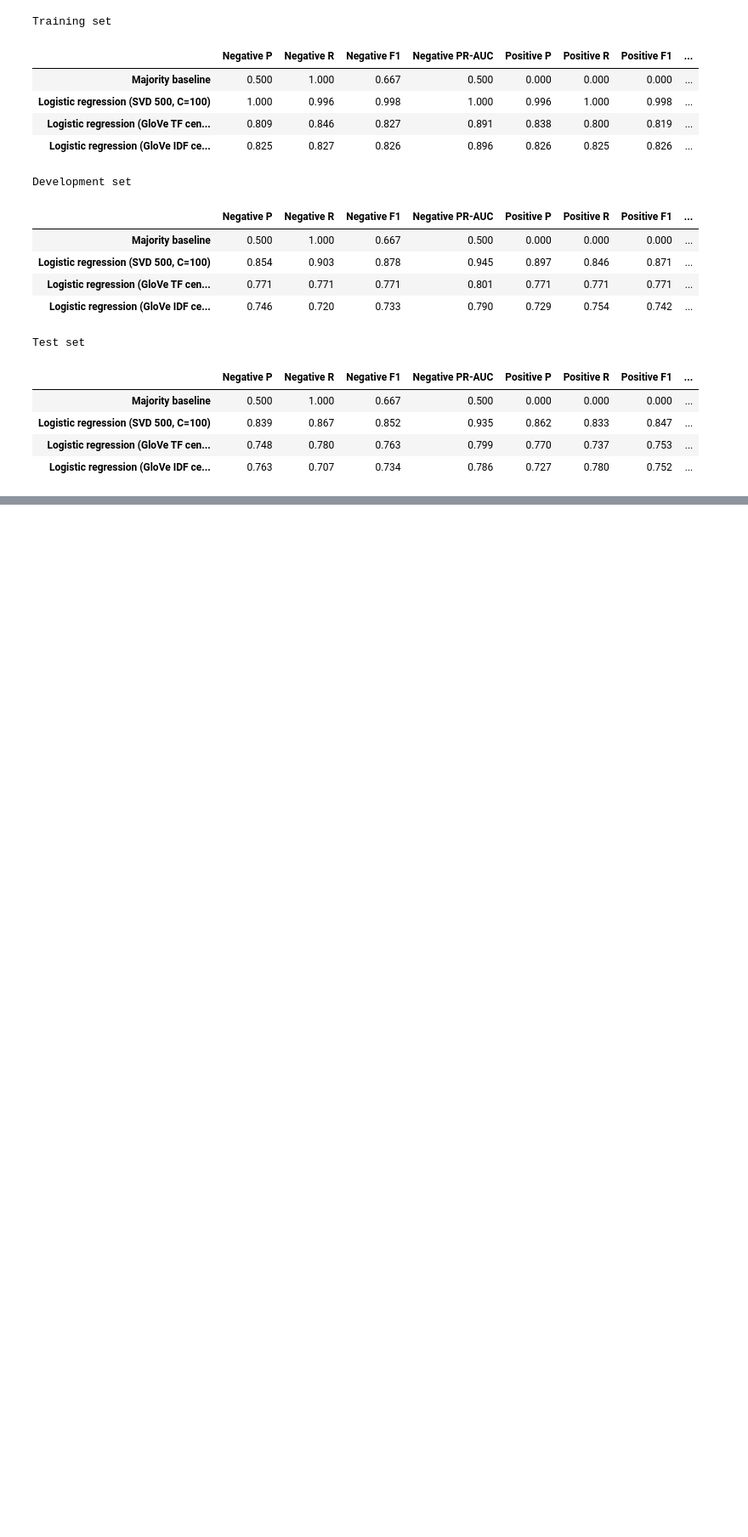
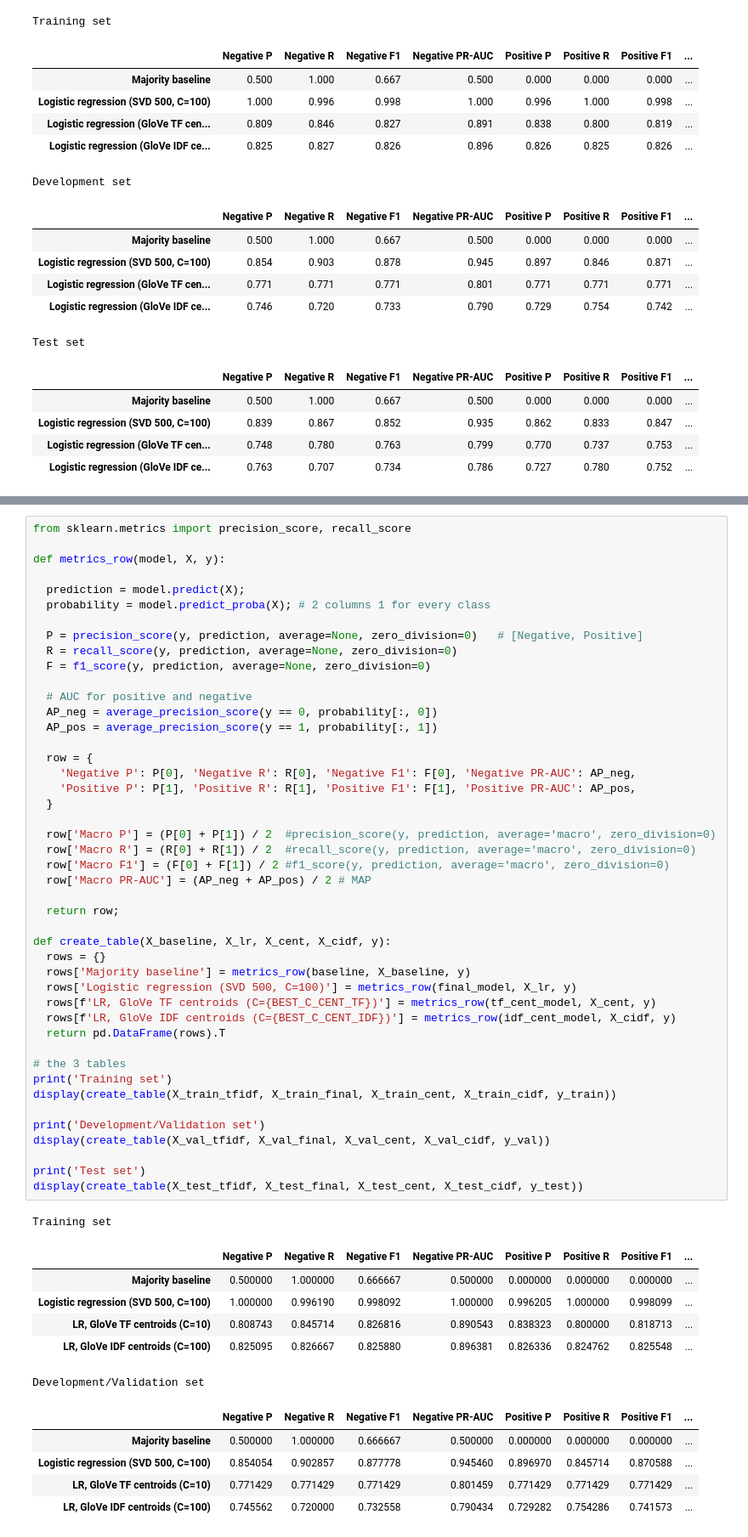
Before and after one commit to panagiotachristou/nlp-sentiment-classification, a Jupyter notebook: 2nd_nlp_text_classification.ipynb, the cells around one changed output, grey strips where cells are left out. Shown at 85% size. Drawn from its saved outputs; the diff is of its cells as text; blank space fills up the shorter version.

```diff
--- a/2nd_nlp_text_classification.ipynb
+++ b/2nd_nlp_text_classification.ipynb
@@ -806,0 +770,58 @@ Test set
+# %%
+from sklearn.metrics import precision_score, recall_score
+
+def metrics_row(model, X, y):
+
+  prediction = model.predict(X);
+  probability = model.predict_proba(X); # 2 columns 1 for every class
+
+  P = precision_score(y, prediction, average=None, zero_division=0)   # [Negative, Positive]
+  R = recall_score(y, prediction, average=None, zero_division=0)
+  F = f1_score(y, prediction, average=None, zero_division=0)
+
+  # AUC for positive and negative
+  AP_neg = average_precision_score(y == 0, probability[:, 0])
+  AP_pos = average_precision_score(y == 1, probability[:, 1])
+
+  row = {
+    'Negative P': P[0], 'Negative R': R[0], 'Negative F1': F[0], 'Negative PR-AUC': AP_neg,
+    'Positive P': P[1], 'Positive R': R[1], 'Positive F1': F[1], 'Positive PR-AUC': AP_pos,
+  }
+
+  row['Macro P'] = (P[0] + P[1]) / 2  #precision_score(y, prediction, average='macro', zero_division=0)
+  row['Macro R'] = (R[0] + R[1]) / 2  #recall_score(y, prediction, average='macro', zero_division=0)
+  row['Macro F1'] = (F[0] + F[1]) / 2 #f1_score(y, prediction, average='macro', zero_division=0)
+  row['Macro PR-AUC'] = (AP_neg + AP_pos) / 2 # MAP
+
+  return row;
+
+def create_table(X_baseline, X_lr, X_cent, X_cidf, y):
+  rows = {}
+  rows['Majority baseline'] = metrics_row(baseline, X_baseline, y)
+  rows['Logistic regression (SVD 500, C=100)'] = metrics_row(final_model, X_lr, y)
+  rows[f'LR, GloVe TF centroids (C={BEST_C_CENT_TF})'] = metrics_row(tf_cent_model, X_cent, y)
+  rows[f'LR, GloVe IDF centroids (C={BEST_C_CENT_IDF})'] = metrics_row(idf_cent_model, X_cidf, y)
+  return pd.DataFrame(rows).T
+
+# the 3 tables
+print('Training set')
+display(create_table(X_train_tfidf, X_train_final, X_train_cent, X_train_cidf, y_train))
+
+print('Development/Validation set')
+display(create_table(X_val_tfidf, X_val_final, X_val_cent, X_val_cidf, y_val))
+
+print('Test set')
+display(create_table(X_test_tfidf, X_test_final, X_test_cent, X_test_cidf, y_test))
+# %% [output]
+Training set
+|  | Negative P | Negative R | Negative F1 | Negative PR-AUC | Positive P | Positive R | Positive F1 | ... |
+| Majority baseline | 0.500000 | 1.000000 | 0.666667 | 0.500000 | 0.000000 | 0.000000 | 0.000000 | ... |
+| Logistic regression (SVD 500, C=100) | 1.000000 | 0.996190 | 0.998092 | 1.000000 | 0.996205 | 1.000000 | 0.998099 | ... |
+| LR, GloVe TF centroids (C=10) | 0.808743 | 0.845714 | 0.826816 | 0.890543 | 0.838323 | 0.800000 | 0.818713 | ... |
+| LR, GloVe IDF centroids (C=100) | 0.825095 | 0.826667 | 0.825880 | 0.896381 | 0.826336 | 0.824762 | 0.825548 | ... |
+Development/Validation set
+|  | Negative P | Negative R | Negative F1 | Negative PR-AUC | Positive P | Positive R | Positive F1 | ... |
+| Majority baseline | 0.500000 | 1.000000 | 0.666667 | 0.500000 | 0.000000 | 0.000000 | 0.000000 | ... |
+| Logistic regression (SVD 500, C=100) | 0.854054 | 0.902857 | 0.877778 | 0.945460 | 0.896970 | 0.845714 | 0.870588 | ... |
+| LR, GloVe TF centroids (C=10) | 0.771429 | 0.771429 | 0.771429 | 0.801459 | 0.771429 | 0.771429 | 0.771429 | ... |
+| LR, GloVe IDF centroids (C=100) | 0.745562 | 0.720000 | 0.732558 | 0.790434 | 0.729282 | 0.754286 | 0.741573 | ... |
```
Also changed, not shown: parts of 12 cells of this notebook.
